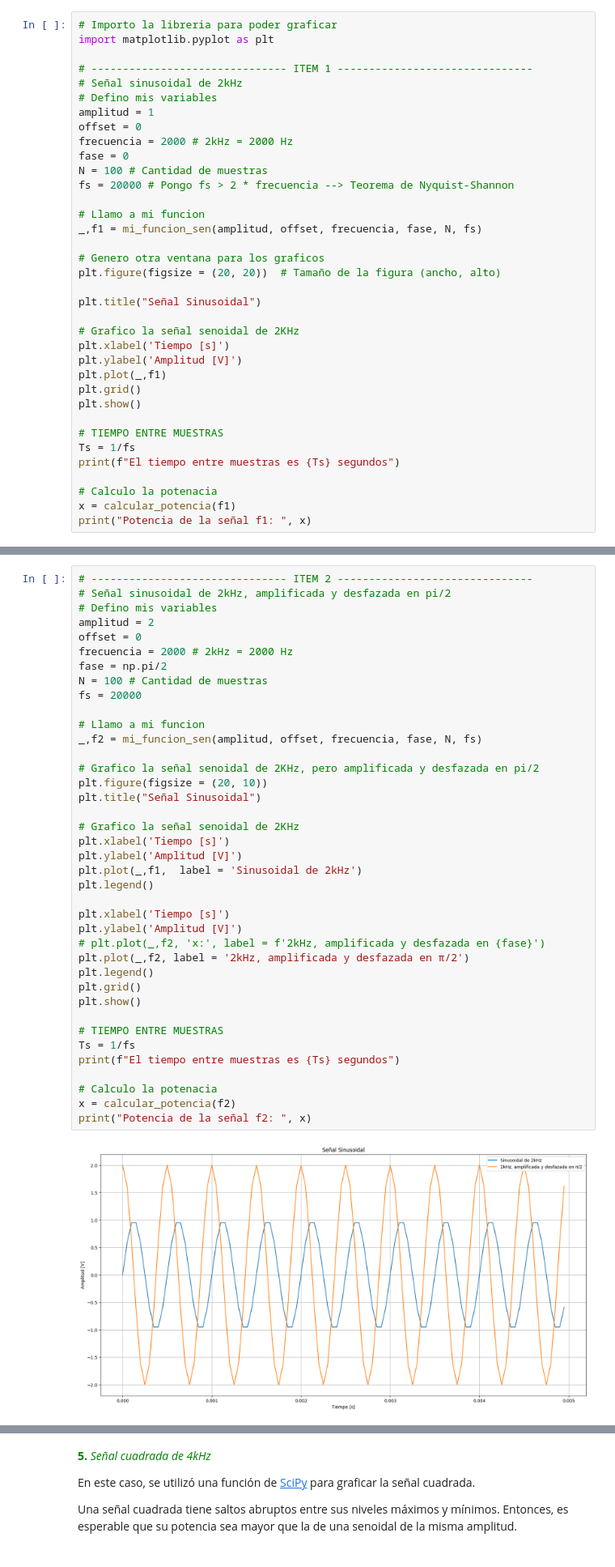
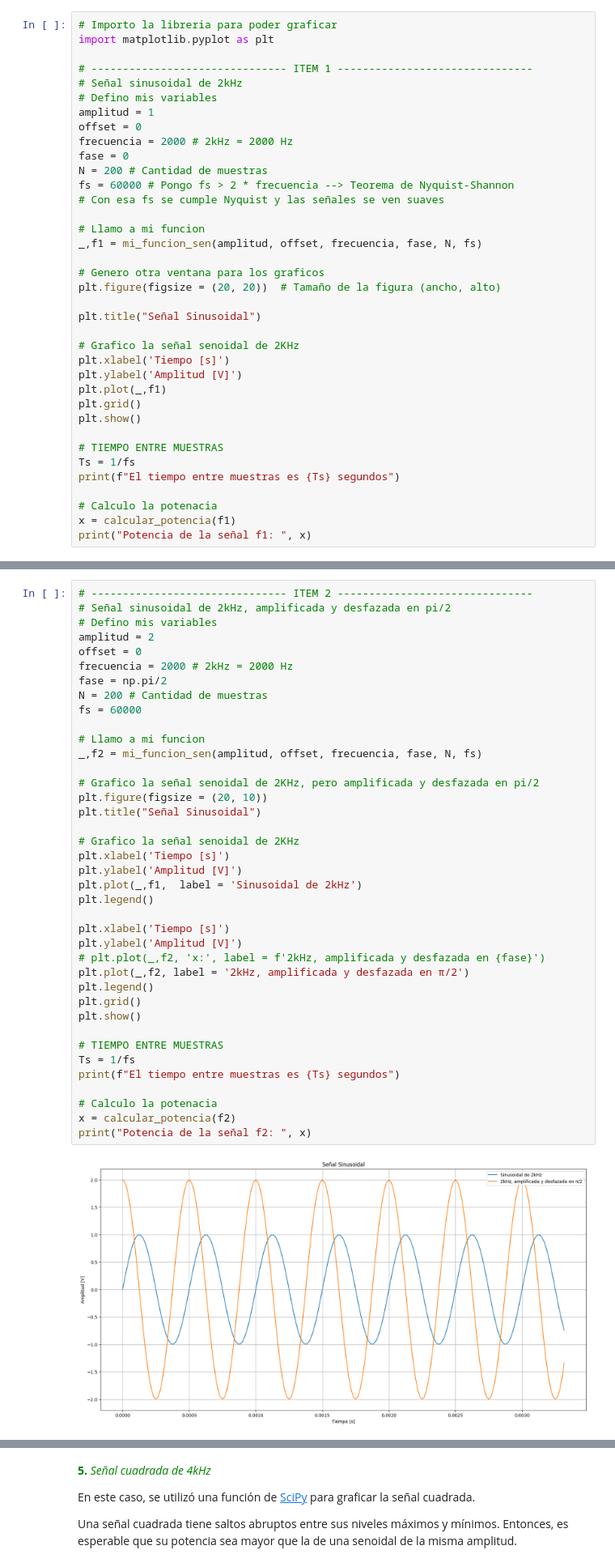
Before and after one commit to Catalina-git/APS2, a Jupyter notebook: Tareas semanales/TS1/TS1.ipynb, the cells around one changed output, grey strips where cells are left out. Shown at 81% size. Drawn from its saved outputs; the diff is of its cells as text.

```diff
--- a/Tareas semanales/TS1/TS1.ipynb
+++ b/Tareas semanales/TS1/TS1.ipynb
@@ -142,8 +136,9 @@ amplitud = 1
 offset = 0
 frecuencia = 2000 # 2kHz = 2000 Hz
 fase = 0
-N = 100 # Cantidad de muestras
-fs = 20000 # Pongo fs > 2 * frecuencia --> Teorema de Nyquist-Shannon
+N = 200 # Cantidad de muestras
+fs = 60000 # Pongo fs > 2 * frecuencia --> Teorema de Nyquist-Shannon
+# Con esa fs se cumple Nyquist y las señales se ven suaves
 
 # Llamo a mi funcion
 _,f1 = mi_funcion_sen(amplitud, offset, frecuencia, fase, N, fs)
@@ -187,36 +182,36 @@ amplitud = 2
 offset = 0
 frecuencia = 2000 # 2kHz = 2000 Hz
 fase = np.pi/2
-N = 100 # Cantidad de muestras
-fs = 20000
+N = 200 # Cantidad de muestras
+fs = 60000
 
 # Llamo a mi funcion
 _,f2 = mi_funcion_sen(amplitud, offset, frecuencia, fase, N, fs)
 
 # Grafico la señal senoidal de 2KHz, pero amplificada y desfazada en pi/2
 plt.figure(figsize = (20, 10))
 plt.title("Señal Sinusoidal")
 
 # Grafico la señal senoidal de 2KHz
 plt.xlabel('Tiempo [s]')
 plt.ylabel('Amplitud [V]')
 plt.plot(_,f1,  label = 'Sinusoidal de 2kHz')
 plt.legend()
 
 plt.xlabel('Tiempo [s]')
 plt.ylabel('Amplitud [V]')
 # plt.plot(_,f2, 'x:', label = f'2kHz, amplificada y desfazada en {fase}')
 plt.plot(_,f2, label = '2kHz, amplificada y desfazada en π/2')
 plt.legend()
 plt.grid()
 plt.show()
 
 # TIEMPO ENTRE MUESTRAS
 Ts = 1/fs
 print(f"El tiempo entre muestras es {Ts} segundos")
 
 # Calculo la potenacia
 x = calcular_potencia(f2)
 print("Potencia de la señal f2: ", x)
 # %% [output]
-[figure, old version]
+[figure, new version]
```
Also changed, not shown: parts of 7 cells of this notebook, 1 other file.
